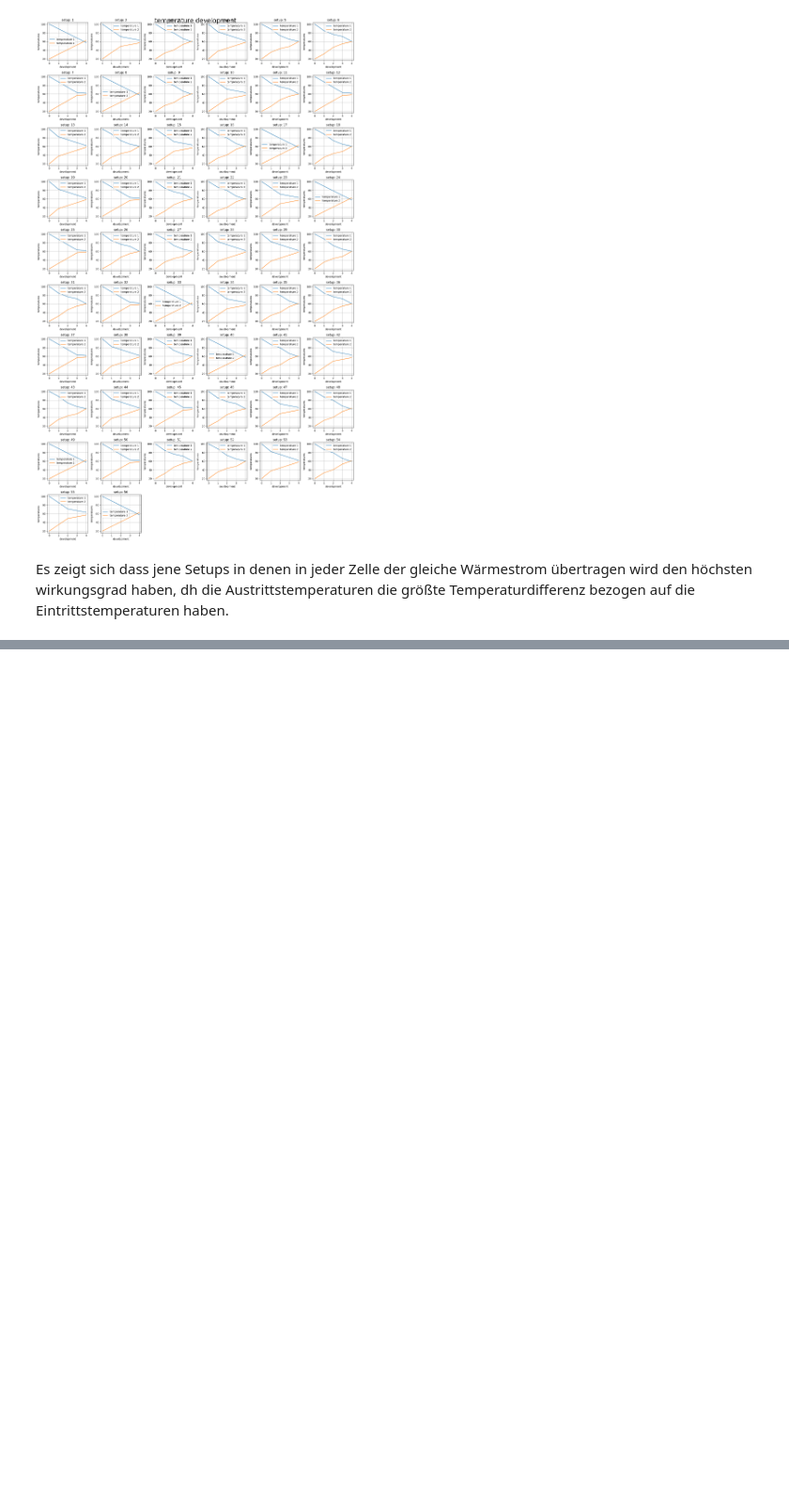
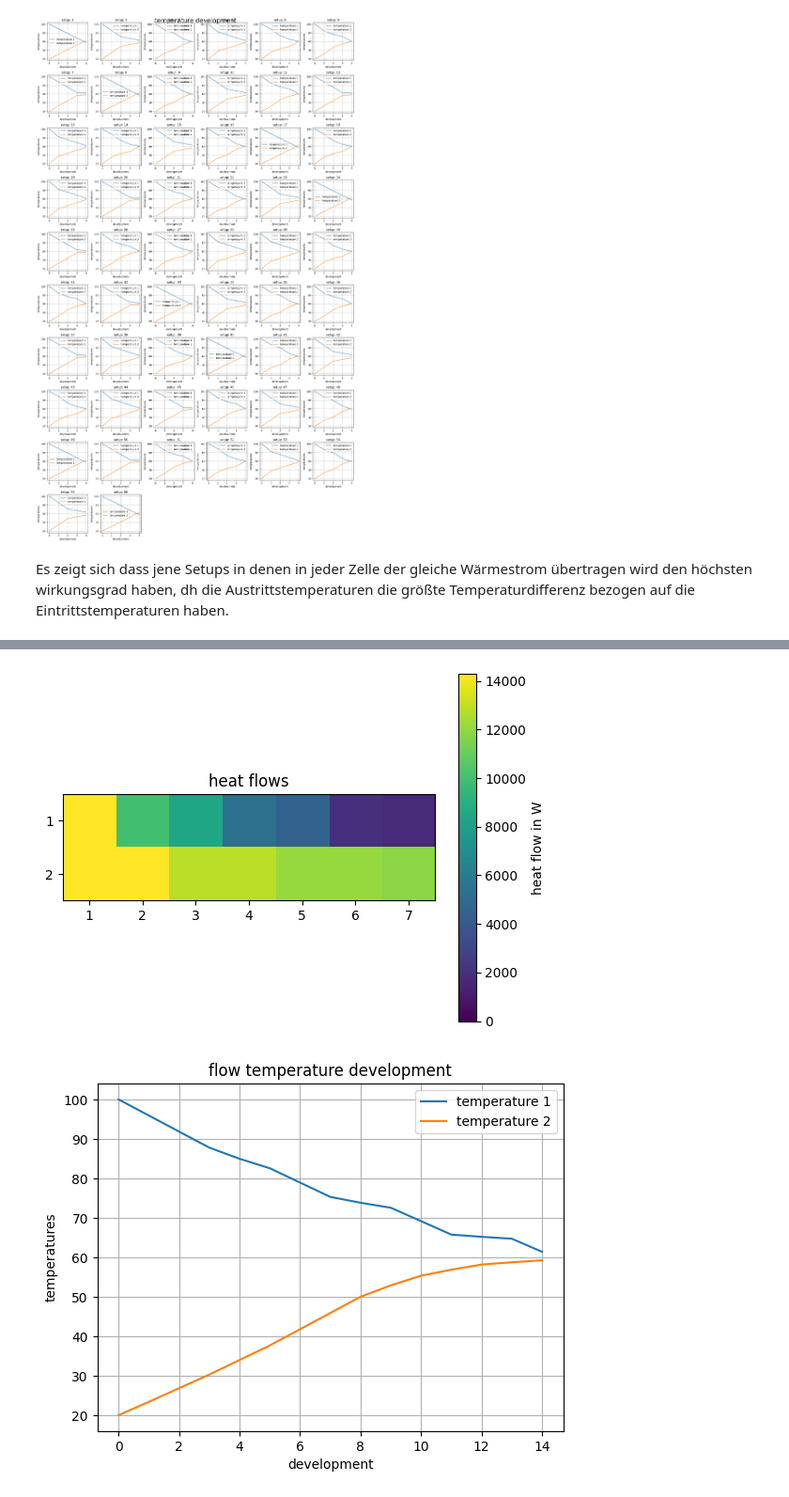
Before and after one commit to chris00Code/Heat-exchanger-design-tool, a Jupyter notebook: examples/heatexchanger_networks.ipynb, the cells around one changed output, grey strips where cells are left out. Shown at 94% size. Saved outputs shown, nothing was run; the diff lists cells and outputs as text; code cells hidden in the pictures; blank space fills up the shorter version.

```diff
--- a/examples/heatexchanger_networks.ipynb
+++ b/examples/heatexchanger_networks.ipynb
@@ -223,0 +231,13 @@ Es zeigt sich dass jene Setups in denen in jeder Zelle der gleiche Wärmestrom
+# %%
+shell = SquareShellGeometry(5, 2, 1)
+pipe = StraightPipe(10e-3, 13e-3)
+pipe.heat_transfer_coefficient = 200
+pipe_layout = PipeLayout(pipe, 5)
+
+inlets = Inlets('ul', 'dr')
+
+baffle = SegmentalBaffle(6, 50)
+
+assembly = Assembly(shell, pipe_layout, tube_passes=2,baffle=baffle,inlets=inlets)
+assembly.heat_transfer_coefficient = 4453.86
+assembly
@@ -223,0 +264,8 @@ Es zeigt sich dass jene Setups in denen in jeder Zelle der gleiche Wärmestrom
+# %%
+W_dot_1 = 3500
+fluid_1 = Fluid("Water", pressure=101420, temperature=273.15 + 100)
+flow_1 = Flow(fluid_1, W_dot_1/fluid_1.specific_heat)
+
+W_dot_2 = 3500
+fluid_2 = Fluid("Water", temperature=273.15 + 20)
+flow_2 = Flow(fluid_2, W_dot_2/fluid_2.specific_heat)
@@ -223,0 +274,3 @@ Es zeigt sich dass jene Setups in denen in jeder Zelle der gleiche Wärmestrom
+# %%
+ex_layout=auto_create_exchanger(flow_1,flow_2,assembly)
+print(ex_layout.extended_info())
@@ -223,0 +295,6 @@ Es zeigt sich dass jene Setups in denen in jeder Zelle der gleiche Wärmestrom
+# %%
+ex_layout.vis_heat_flow()
+ex_layout.vis_flow_temperature_development()
+# %% [output]
+[figure, added]
+[figure, added]
```
Also changed, not shown: parts of 10 cells of this notebook, 2 other files.
